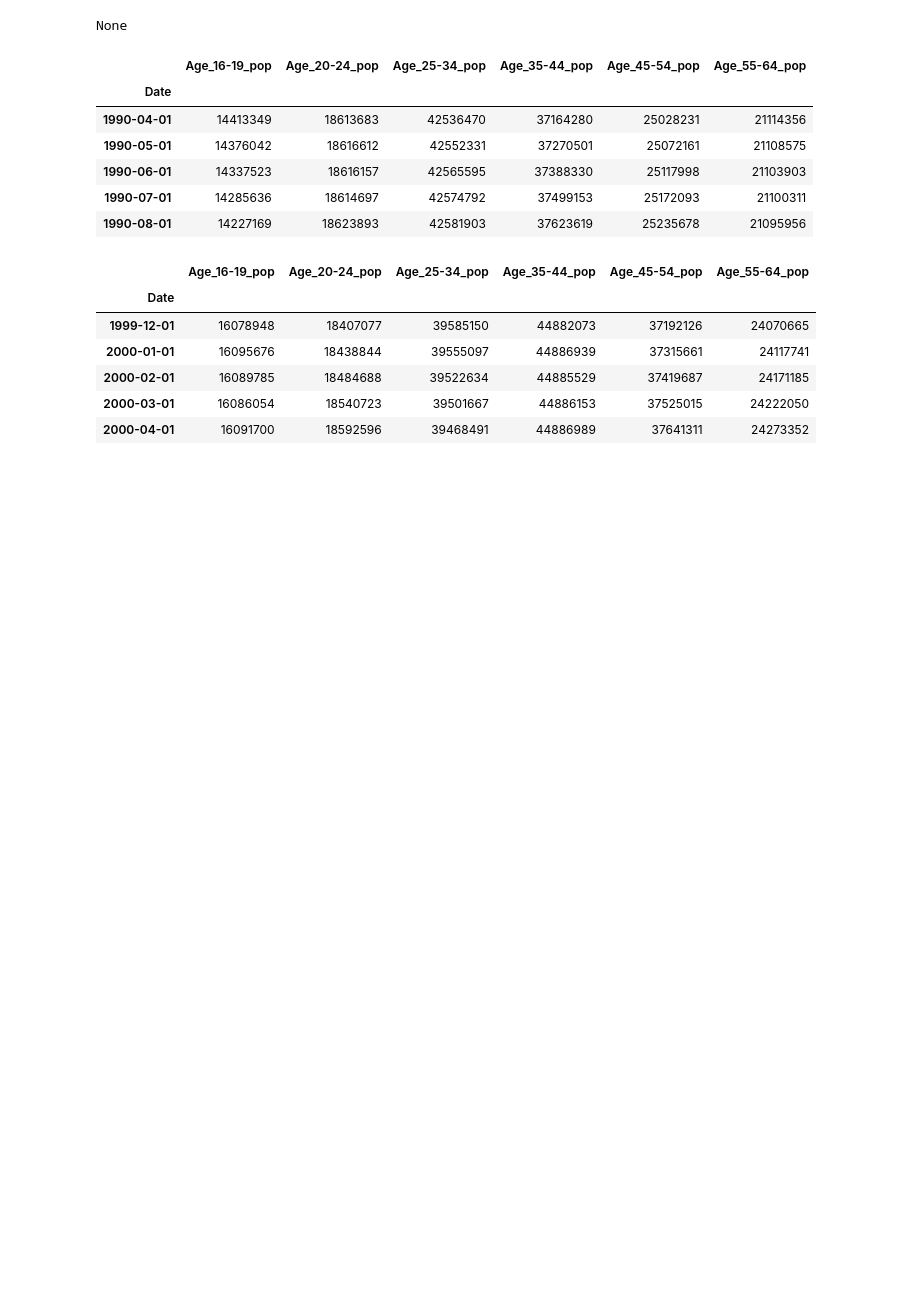
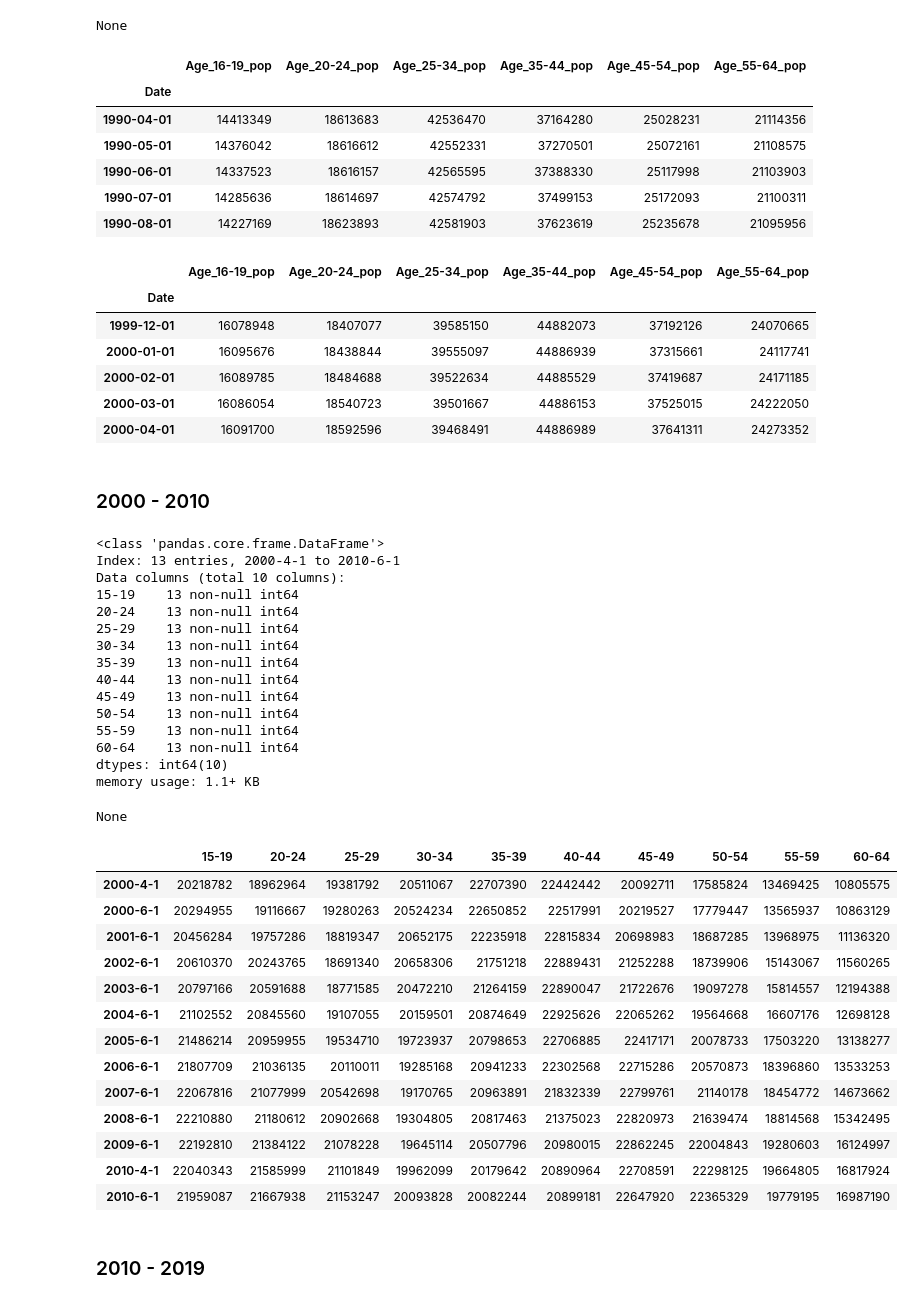
Before and after one commit to zapatos24/Employment_Prediction_LSTM_NN, a Jupyter notebook: mod_7_project.ipynb, the cells around one changed output. Drawn from its saved outputs; the diff is of its cells as text; code cells hidden in the pictures; blank space fills up the shorter version.

Commit message:
200 pop data transposed

```diff
--- a/mod_7_project.ipynb
+++ b/mod_7_project.ipynb
@@ -259,3 +271,62 @@ None
 | 2000-02-01 | 16089785 | 18484688 | 39522634 | 44885529 | 37419687 | 24171185 |
 | 2000-03-01 | 16086054 | 18540723 | 39501667 | 44886153 | 37525015 | 24222050 |
 | 2000-04-01 | 16091700 | 18592596 | 39468491 | 44886989 | 37641311 | 24273352 |
+# %% [markdown]
+### 2000 - 2010
+# %%
+def pretty_data_2000(string):
+    string = string.replace('to', '-')
+    string = string.replace('years', '').replace('.', '').replace(' ', '')
+    return string
+# %%
+age_2000_pop_df = pd.read_csv('US_pop/pop_2000-2009/US Population 2000-2010.csv', skiprows=3)[:22]
+age_2000_pop_df.columns = ['Age'] + (list(age_2000_pop_df.columns[1:]))
+age_2000_pop_df = age_2000_pop_df[age_2000_pop_df.Age != 'BOTH SEXES']
+age_2000_pop_df = age_2000_pop_df[3:13]
+age_2000_pop_df['Age'] = age_2000_pop_df.Age.apply(lambda x: pretty_data_2000(x))
+age_2000_pop_df = age_2000_pop_df.transpose()
+age_2000_pop_df.columns = age_2000_pop_df.iloc[0].values
+age_2000_pop_df = age_2000_pop_df.iloc[1:]
+age_2000_pop_df = age_2000_pop_df.apply(lambda x: x.str.replace(',', ''))
+age_2000_pop_df = age_2000_pop_df.astype('int64')
+age
+
+
+
+
+display(age_2000_pop_df.info())
+display(age_2000_pop_df)
+# display(age_2000_pop_df.tail(10))
+# %% [output]
+<class 'pandas.core.frame.DataFrame'>
+Index: 13 entries, 2000-4-1 to 2010-6-1
+Data columns (total 10 columns):
+15-19    13 non-null int64
+20-24    13 non-null int64
+25-29    13 non-null int64
+30-34    13 non-null int64
+35-39    13 non-null int64
+40-44    13 non-null int64
+45-49    13 non-null int64
+50-54    13 non-null int64
+55-59    13 non-null int64
+60-64    13 non-null int64
+dtypes: int64(10)
+memory usage: 1.1+ KB
+None
+|  | 15-19 | 20-24 | 25-29 | 30-34 | 35-39 | 40-44 | 45-49 | 50-54 | 55-59 | 60-64 |
+| 2000-4-1 | 20218782 | 18962964 | 19381792 | 20511067 | 22707390 | 22442442 | 20092711 | 17585824 | 13469425 | 10805575 |
+| 2000-6-1 | 20294955 | 19116667 | 19280263 | 20524234 | 22650852 | 22517991 | 20219527 | 17779447 | 13565937 | 10863129 |
+| 2001-6-1 | 20456284 | 19757286 | 18819347 | 20652175 | 22235918 | 22815834 | 20698983 | 18687285 | 13968975 | 11136320 |
+| 2002-6-1 | 20610370 | 20243765 | 18691340 | 20658306 | 21751218 | 22889431 | 21252288 | 18739906 | 15143067 | 11560265 |
+| 2003-6-1 | 20797166 | 20591688 | 18771585 | 20472210 | 21264159 | 22890047 | 21722676 | 19097278 | 15814557 | 12194388 |
+| 2004-6-1 | 21102552 | 20845560 | 19107055 | 20159501 | 20874649 | 22925626 | 22065262 | 19564668 | 16607176 | 12698128 |
+| 2005-6-1 | 21486214 | 20959955 | 19534710 | 19723937 | 20798653 | 22706885 | 22417171 | 20078733 | 17503220 | 13138277 |
+| 2006-6-1 | 21807709 | 21036135 | 20110011 | 19285168 | 20941233 | 22302568 | 22715286 | 20570873 | 18396860 | 13533253 |
+| 2007-6-1 | 22067816 | 21077999 | 20542698 | 19170765 | 20963891 | 21832339 | 22799761 | 21140178 | 18454772 | 14673662 |
+| 2008-6-1 | 22210880 | 21180612 | 20902668 | 19304805 | 20817463 | 21375023 | 22820973 | 21639474 | 18814568 | 15342495 |
+| 2009-6-1 | 22192810 | 21384122 | 21078228 | 19645114 | 20507796 | 20980015 | 22862245 | 22004843 | 19280603 | 16124997 |
+| 2010-4-1 | 22040343 | 21585999 | 21101849 | 19962099 | 20179642 | 20890964 | 22708591 | 22298125 | 19664805 | 16817924 |
+| 2010-6-1 | 21959087 | 21667938 | 21153247 | 20093828 | 20082244 | 20899181 | 22647920 | 22365329 | 19779195 | 16987190 |
+# %% [markdown]
+### 2010 - 2019
```
Also changed, not shown: parts of 8 cells of this notebook, 1 other file.
